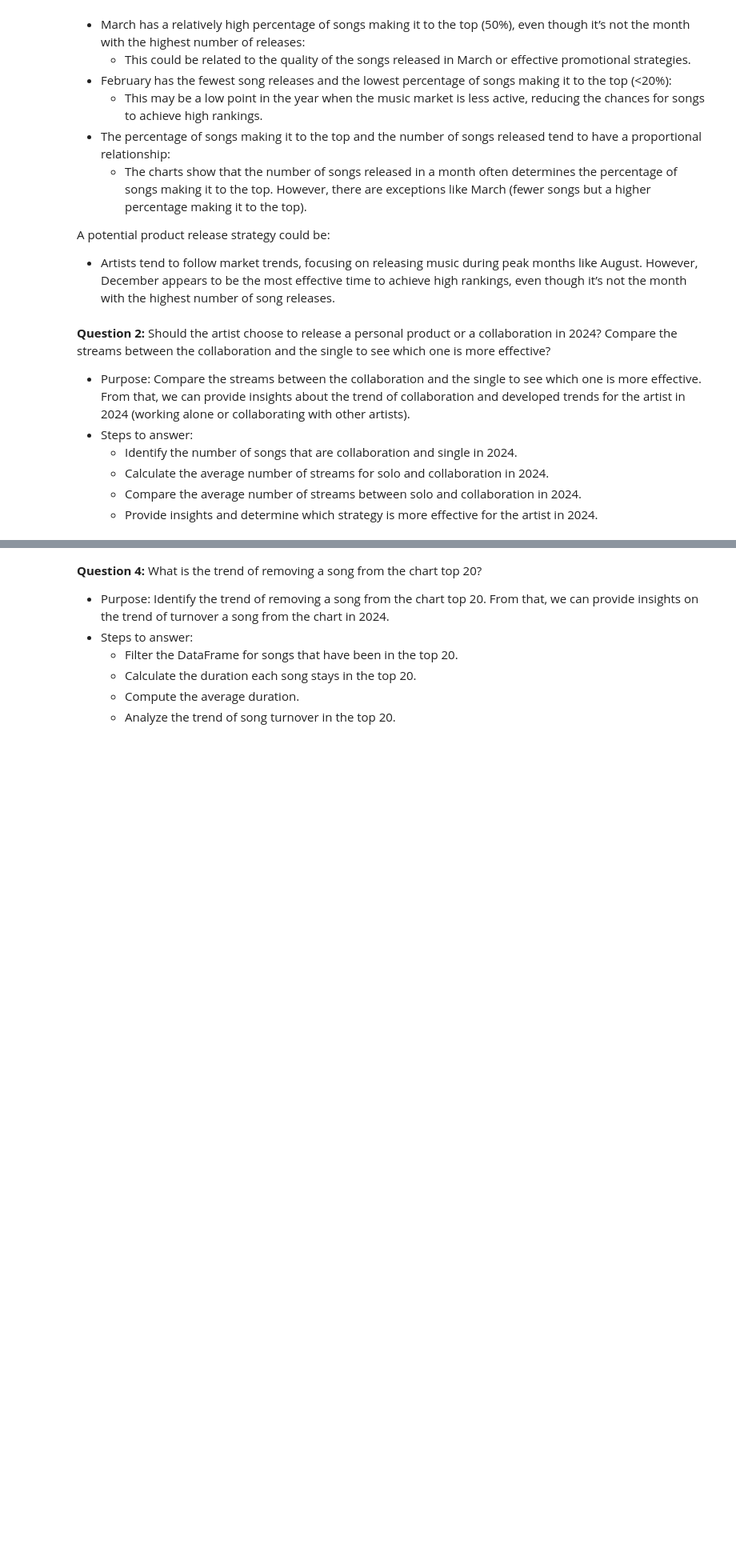
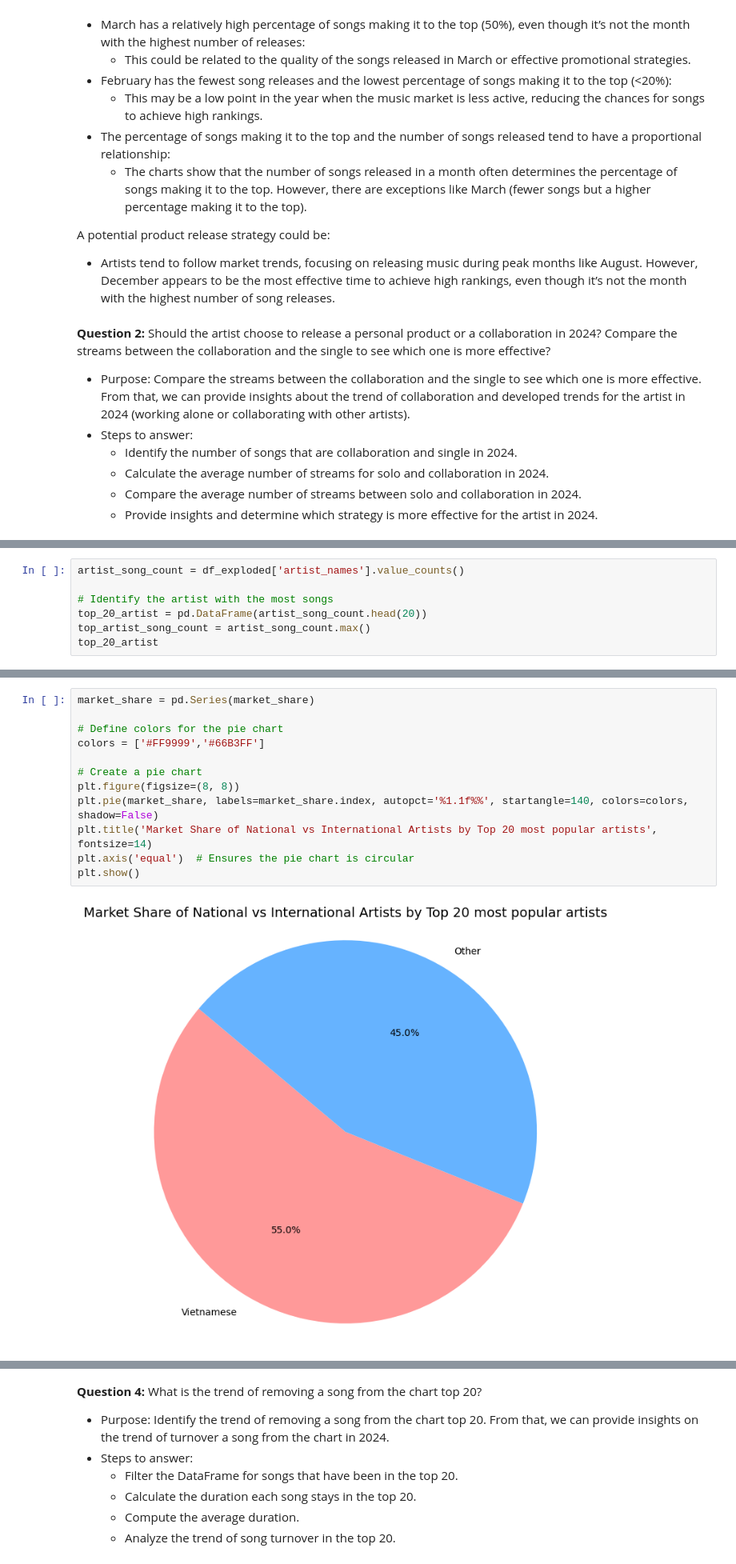
Before and after one commit to pililover/DataScience-Jobs-Market, a Jupyter notebook: SOURCECODE/Data_analysis.ipynb, the cells around one changed output, grey strips where cells are left out. Shown at 80% size. Saved outputs shown, nothing was run; the diff lists cells and outputs as text; blank space fills up the shorter version.

```diff
--- a/SOURCECODE/Data_analysis.ipynb
+++ b/SOURCECODE/Data_analysis.ipynb
@@ -718,0 +763,7 @@ A potential product release strategy could be:
+# %%
+artist_song_count = df_exploded['artist_names'].value_counts()
+
+# Identify the artist with the most songs
+top_20_artist = pd.DataFrame(artist_song_count.head(20))
+top_artist_song_count = artist_song_count.max()
+top_20_artist
@@ -718,0 +860,14 @@ A potential product release strategy could be:
+# %%
+market_share = pd.Series(market_share)
+
+# Define colors for the pie chart
+colors = ['#FF9999','#66B3FF']
+
+# Create a pie chart
+plt.figure(figsize=(8, 8))
+plt.pie(market_share, labels=market_share.index, autopct='%1.1f%%', startangle=140, colors=colors, shadow=False)
+plt.title('Market Share of National vs International Artists by Top 20 most popular artists', fontsize=14)
+plt.axis('equal')  # Ensures the pie chart is circular
+plt.show()
+# %% [output]
+[figure, added]
```
Also changed, not shown: parts of 14 cells of this notebook.
